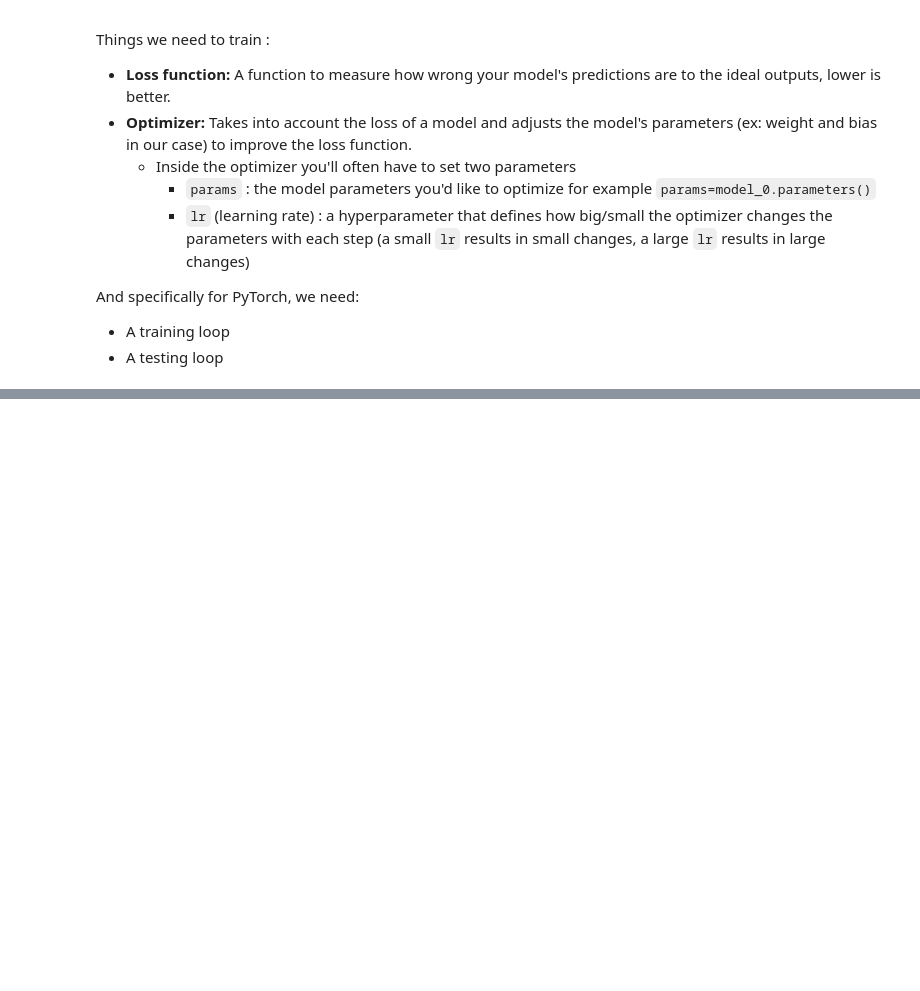
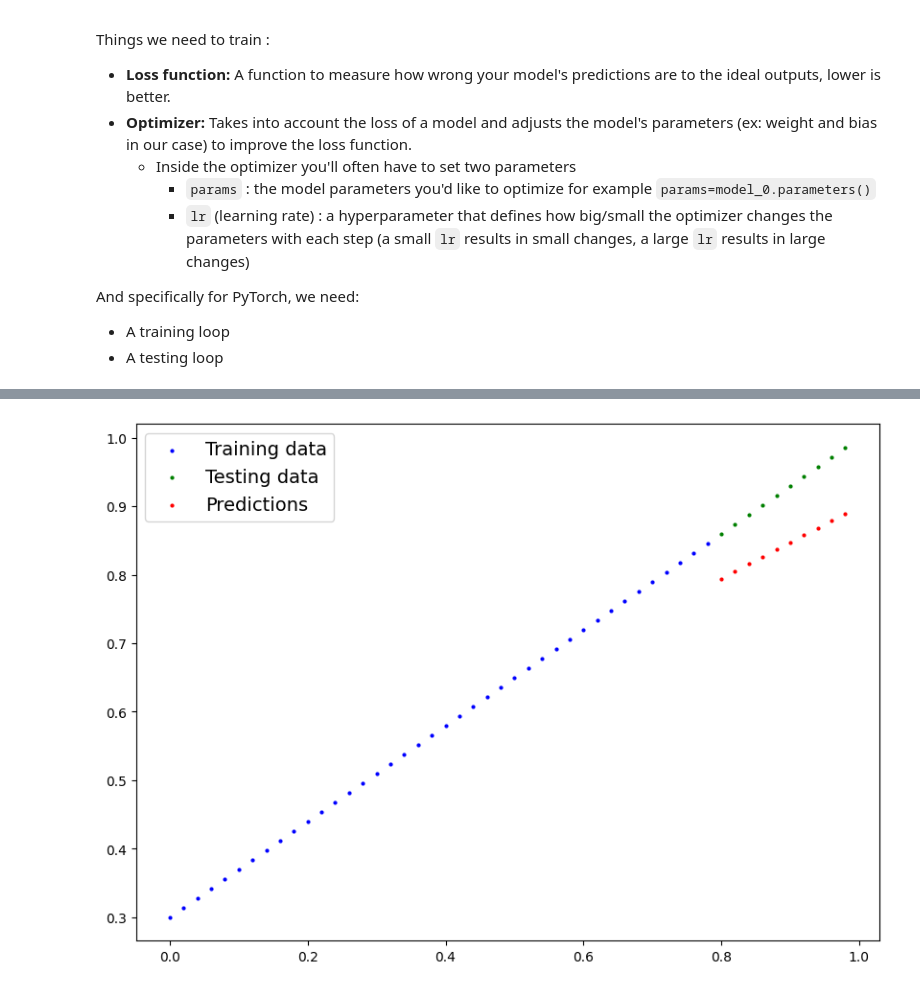
Before and after one commit to Smachy24/PyTorchAI, a Jupyter notebook: course/chapitre1_workflow/01_PyTorch_Workflow.ipynb, the cells around one changed output, grey strips where cells are left out. Cells and saved outputs as stored; diff of their text form; code cells hidden in the pictures; blank space fills up the shorter version.

Commit message:
feat: training loop (ch48)

```diff
--- a/course/chapitre1_workflow/01_PyTorch_Workflow.ipynb
+++ b/course/chapitre1_workflow/01_PyTorch_Workflow.ipynb
@@ -274,3 +274,36 @@ A couple of things we need in a training loop:
 4. Optimizer zero grad
 5. Loss backward - move backwards through the network to calculate the gradients of each of the parameters of our model with respect to the loss (**backpropagation**)
 6. Optimizer step - use the optimizer to adjust our model's parameters to try and improve the loss (**gradient descent**)
+# %%
+torch.manual_seed(42)
+
+# An epoch is one loop through the data... (this is a hyperparameter because we've set it ourselves)
+epochs = 1
+
+### Training
+# 1. Loop through the data
+for epoch in range(epochs):
+    # Set the model to training mode
+    model_0.train() # train mode in PyTorch sets all parameters that require gradients to require gradients
+
+    ## 2. Forward pass
+    y_pred = model_0(X_train)
+
+    # 3. Calculate the loss
+    loss = loss_fn(y_pred, y_train)
+    print(f"Loss: {loss}")
+
+    # 4. Optimizer zero grad
+    optimizer.zero_grad()
+
+    # 5. Perform backpropagation on the loss with respect to the parameters of the model
+    loss.backward()
+
+    # 6. Step the optimizer (perform gradient descent)
+    optimizer.step() # by default how the optimizer changes will accumulate through the loop so... we have to zero them above in step 4 for the next iteration of the loop
+
+    ### Testing
+    model_0.eval()
+
+    # Print out model state_dict()
+    print(model_0.state_dict())
@@ -276,0 +313,7 @@ A couple of things we need in a training loop:
+# %%
+with torch.inference_mode():
+    y_preds_new = model_0(X_test)
+# %%
+plot_predictions(predictions=y_preds_new)
+# %% [output]
+[figure, added]
```
Also changed, not shown: parts of 3 cells of this notebook.
